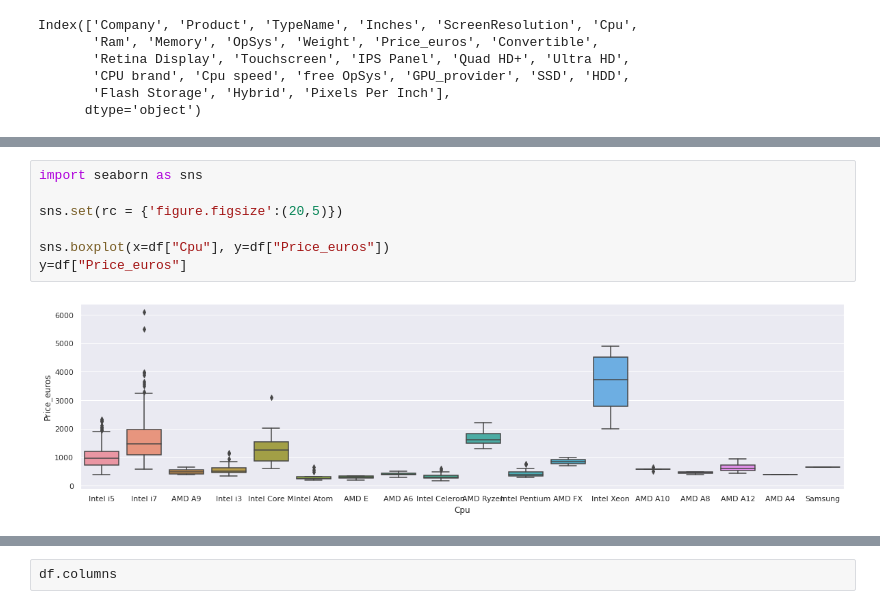
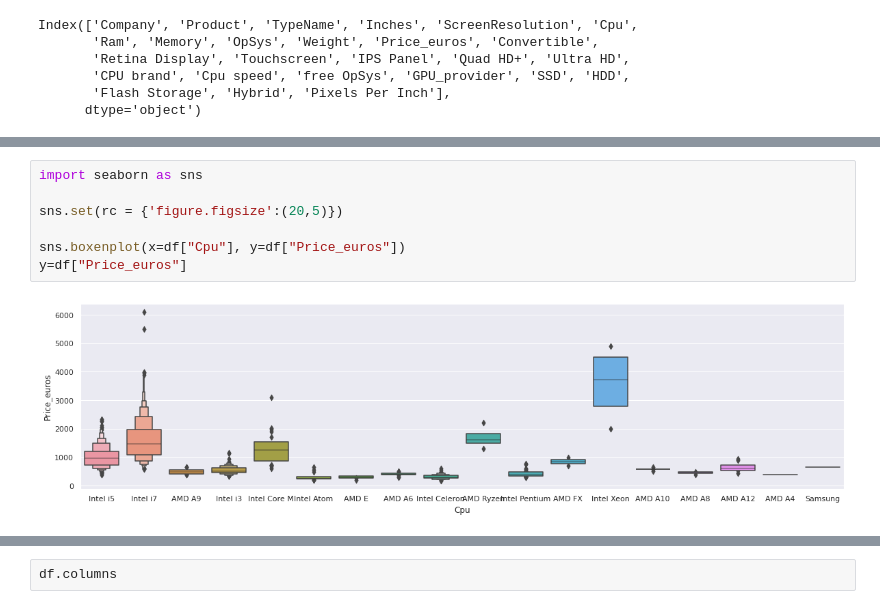
Before and after one commit to SayatP/Laptop-price-prediction, a Jupyter notebook: Notebook.ipynb, the cells around one changed output, grey strips where cells are left out. Saved outputs shown, nothing was run; the diff lists cells and outputs as text.

```diff
--- a/Notebook.ipynb
+++ b/Notebook.ipynb
@@ -122,9 +155,9 @@ Index(['Company', 'Product', 'TypeName', 'Inches', 'ScreenResolution', 'Cpu',
 # %%
 import seaborn as sns
 
 sns.set(rc = {'figure.figsize':(20,5)})
 
-sns.boxplot(x=df["Cpu"], y=df["Price_euros"])
+sns.boxenplot(x=df["Cpu"], y=df["Price_euros"])
 y=df["Price_euros"]
 # %% [output]
-[figure, old version]
+[figure, new version]
```
Also changed, not shown: parts of 12 cells of this notebook.
